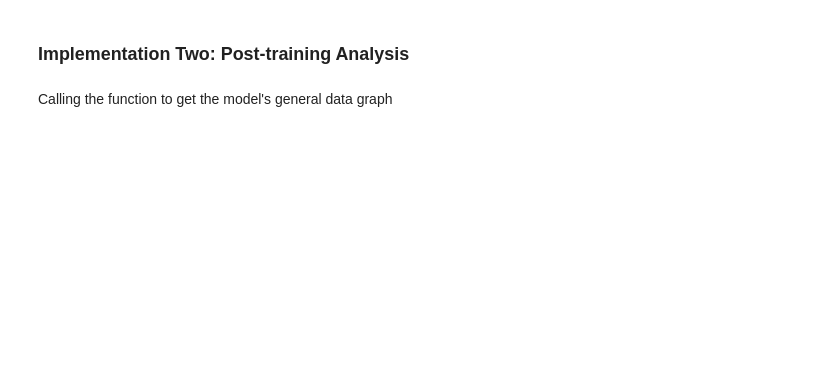
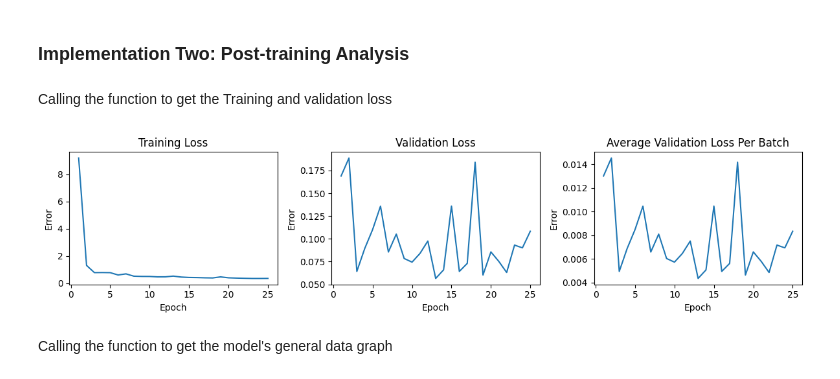
Before and after one commit to Tomasdfgh/RBCs_Borealis_AIs_Shelter_Occupancy_Forecast, a Jupyter notebook: LSTM/[2] Combined_Shelter_Multivariate_LSTM.ipynb, the cells around one changed output. Cells and saved outputs as stored; diff of their text form; code cells hidden in the pictures; blank space fills up the shorter version.

```diff
--- a/LSTM/[2] Combined_Shelter_Multivariate_LSTM.ipynb
+++ b/LSTM/[2] Combined_Shelter_Multivariate_LSTM.ipynb
@@ -640,7 +795,7 @@ df = feature_check(df)
 # %% [markdown]
 Convert dataframe into dataloader
 # %%
-train_loader, test_loader = time_series_converter(df, scaler, n_steps, n_future, train_test_split, batch_size)
+train_loader, test_loader = time_series_converter(df, scaler, n_steps, n_future, train_test_split, batch_size, used_features)
 # %% [markdown]
 Redefine Model Hyperparameters
 # %%
@@ -650,7 +805,7 @@ train_test_split = 0.8
 loss_function = nn.MSELoss()
 input_size = len(used_features) - 1
 hidden_size = 120
-num_stacked_layers = 1
+num_stacked_layers = 2
 output_size = n_future
 # %% [markdown]
 Initialize Model and Optimizers
@@ -681,6 +836,12 @@ Val Loss: 0.006
 ***************************************************
 # %% [markdown]
 ### Implementation Two: Post-training Analysis
+# %% [markdown]
+Calling the function to get the Training and validation loss
+# %%
+plot_errors(training_loss, valid_loss, avg_valid_loss)
+# %% [output]
+[figure, added]
 # %% [markdown]
 Calling the function to get the model's general data graph
 # %%
```
Also changed, not shown: parts of 43 cells of this notebook, 9 other files.
